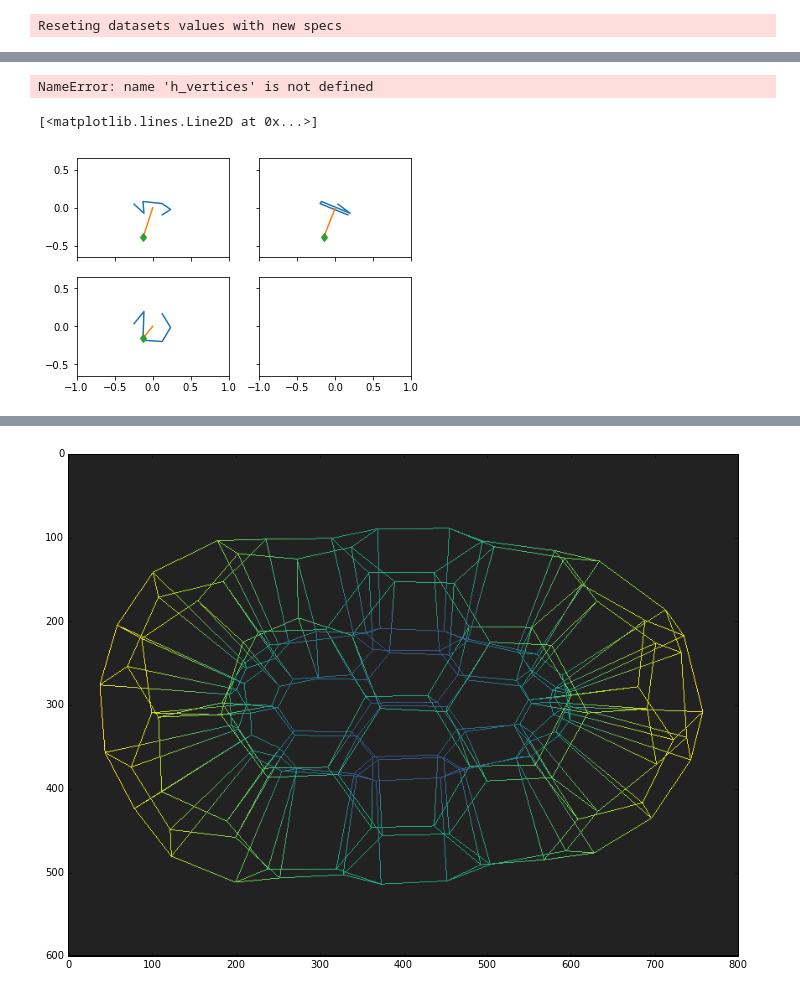
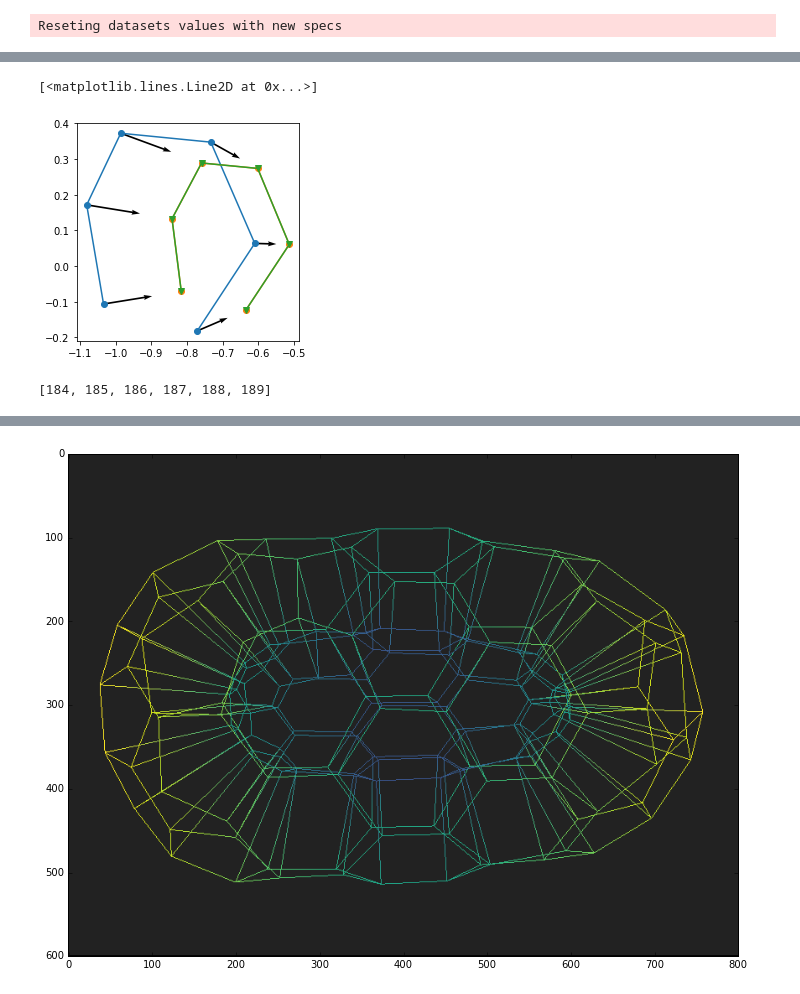
Before and after one commit to DamCB/tyssue, a Jupyter notebook: doc/notebooks/Cell_Division.ipynb, the cells around one changed output, grey strips where cells are left out. Cells and saved outputs as stored; diff of their text form; code cells hidden in the pictures.

```diff
--- a/doc/notebooks/Cell_Division.ipynb
+++ b/doc/notebooks/Cell_Division.ipynb
@@ -143,8 +135,11 @@ display(renderer)
 # %% [output]
 [interactive output not drawn]
 # %%
-eptm = monolayer._bad
+
+mother = 8
+eptm = monolayer#bad
 invalid_edges = eptm.get_invalid()
+
 eptm.edge_df['is_valid'] = ~invalid_edges
 
 bad_edges = eptm.edge_df[~eptm.edge_df['is_valid']].index
@@ -295,37 +224,35 @@ Int64Index([793, 781, 1613, 777, 785, 789], dtype='int64')
-# %%
-h_vertices
-# %% [output]
-NameError: name 'h_vertices' is not defined
-# %%
-fig, [[ax_zy, ax_xy],
-      [ax_zx, _]] = plt.subplots(2, 2,
-                               sharex=True,
-                               sharey=True)
-h_vs = monolayer.vert_df.loc[h_vertices, list('xyz')]
-for c in 'xyz':
-    h_vs[c] -= h_vs[c].mean()
-
-ax_xy.plot(h_vs.x, h_vs.y)
-ax_zy.plot(h_vs.z, h_vs.y)
-ax_zx.plot(h_vs.z, h_vs.x)
-for ax in ax_zy, ax_zx, ax_xy,:
-    ax.set(aspect='equal',
-           xlim=(-1., 1.),
-           ylim=(-1., 1.))
-
-ax_xy.plot([0, ab_axis.dx],
-           [0, ab_axis.dy],)
-ax_zy.plot([0, ab_axis.dz],
-           [0, ab_axis.dy],)
-ax_zx.plot([0, ab_axis.dz],
-           [0, ab_axis.dx],)
-
-ax_xy.plot([ab_axis.dx],
-           [ab_axis.dy], 'd')
-ax_zy.plot([ab_axis.dz],
-           [ab_axis.dy], 'd')
-ax_zx.plot([ab_axis.dz],
-           [ab_axis.dx], 'd')
-# %% [output]
-[<matplotlib.lines.Line2D at 0x...>]
-[figure, removed]
+# %%
+verts = get_division_vertices(eptm, division_edges=edges)
+# %%
+MonoLayerGeometry.update_all(eptm)
+
+fig, ax = plt.subplots()
+
+ax.quiver(
+    eptm.vert_df.loc[
+        eptm.edge_df.loc[edges, 'srce'], 'z'].values,
+    eptm.vert_df.loc[
+        eptm.edge_df.loc[edges, 'srce'], 'x'].values,
+    eptm.edge_df.loc[edges, 'dz'].values,
+    eptm.edge_df.loc[edges, 'dx'].values,
+    scale=1.)
+
+ax.plot(
+    eptm.vert_df.loc[eptm.edge_df.loc[edges, 'srce'], 'z'].values,
+    eptm.vert_df.loc[eptm.edge_df.loc[edges, 'srce'], 'x'].values, '-o')
+
+ax.plot(
+    eptm.vert_df.loc[eptm.edge_df.loc[edges, 'trgt'], 'z'].values,
+    eptm.vert_df.loc[eptm.edge_df.loc[edges, 'trgt'], 'x'].values, '-o')
+ax.set_aspect('equal')
+
+ax.plot(
+    eptm.vert_df.loc[verts, 'z'].values,
+    eptm.vert_df.loc[verts, 'x'].values, '-v')
+# %% [output]
+[<matplotlib.lines.Line2D at 0x...>]
+[figure, added]
+# %%
+verts
+# %% [output]
+[184, 185, 186, 187, 188, 189]
```
Also changed, not shown: parts of 35 cells of this notebook, 2 other files.
